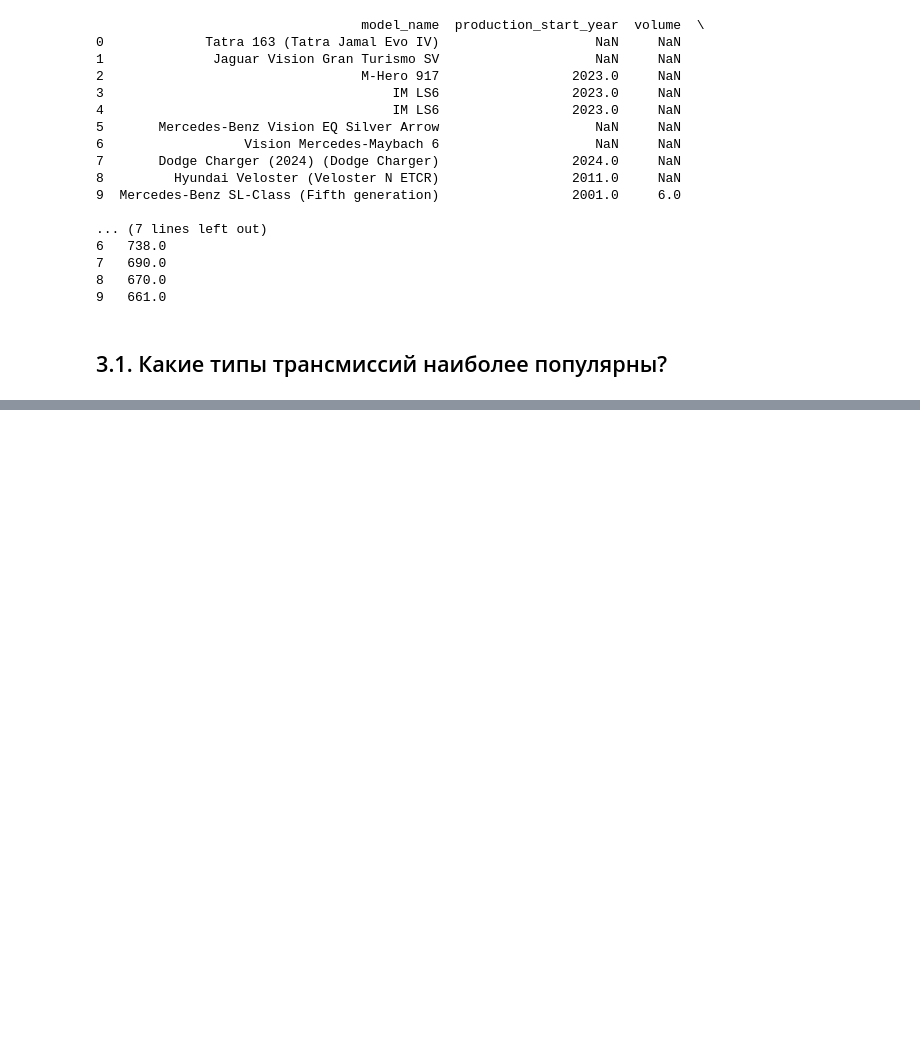
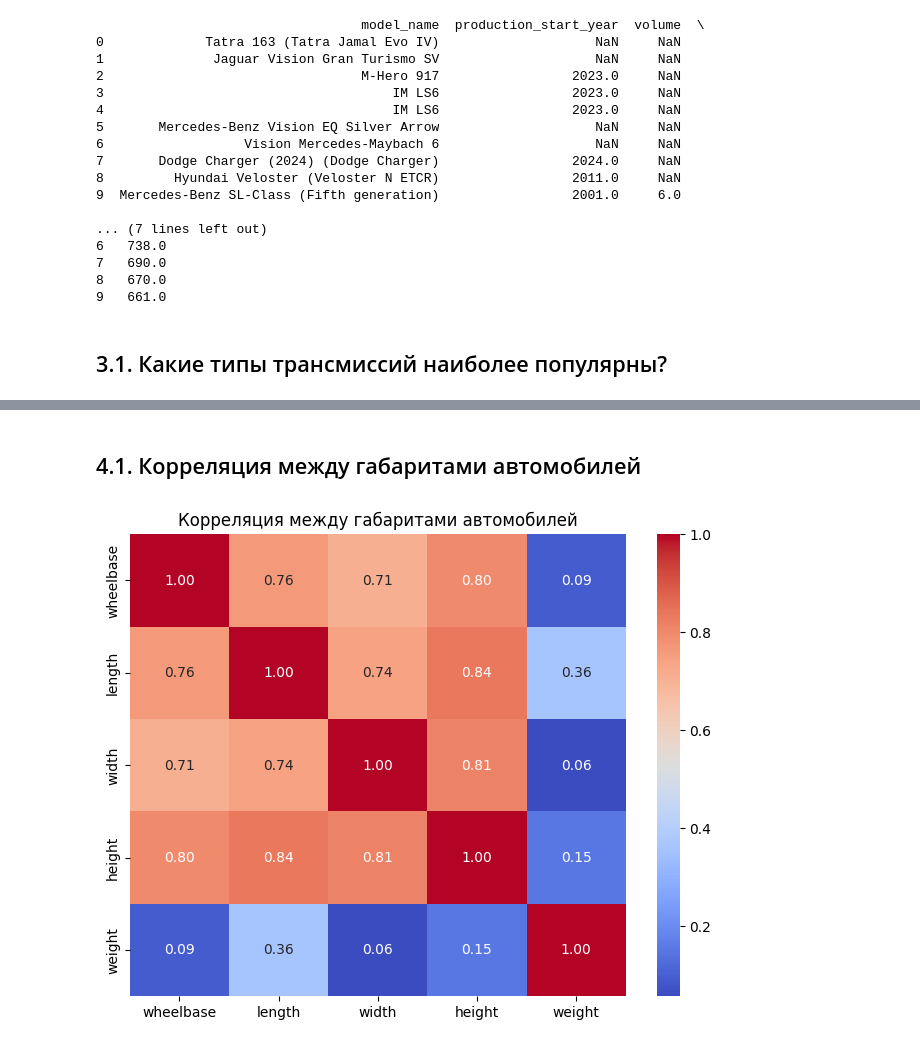
Before and after one commit to AntonS86/wiki-scraper, a Jupyter notebook: notebooks/data_exploration.ipynb, the cells around one changed output, grey strips where cells are left out. Saved outputs shown, nothing was run; the diff lists cells and outputs as text; code cells hidden in the pictures; blank space fills up the shorter version.

```diff
--- a/notebooks/data_exploration.ipynb
+++ b/notebooks/data_exploration.ipynb
@@ -224,0 +301,19 @@ plt.show()
+# %% [markdown]
+## 4.1. Корреляция между габаритами автомобилей
+# %%
+with sqlite3.connect(db_path) as conn:
+    query = """
+    SELECT wheelbase, length, width, height, weight
+    FROM vehicles
+    WHERE wheelbase IS NOT NULL AND length IS NOT NULL AND width IS NOT NULL
+          AND height IS NOT NULL AND weight IS NOT NULL
+    """
+    df_dimensions = pd.read_sql(query, conn)
+
+# Строим тепловую карту корреляции
+plt.figure(figsize=(8, 6))
+sns.heatmap(df_dimensions.corr(), annot=True, cmap="coolwarm", fmt=".2f")
+plt.title("Корреляция между габаритами автомобилей")
+plt.show()
+# %% [output]
+[figure, added]
```
Also changed, not shown: parts of 11 cells of this notebook, 1 other file.
